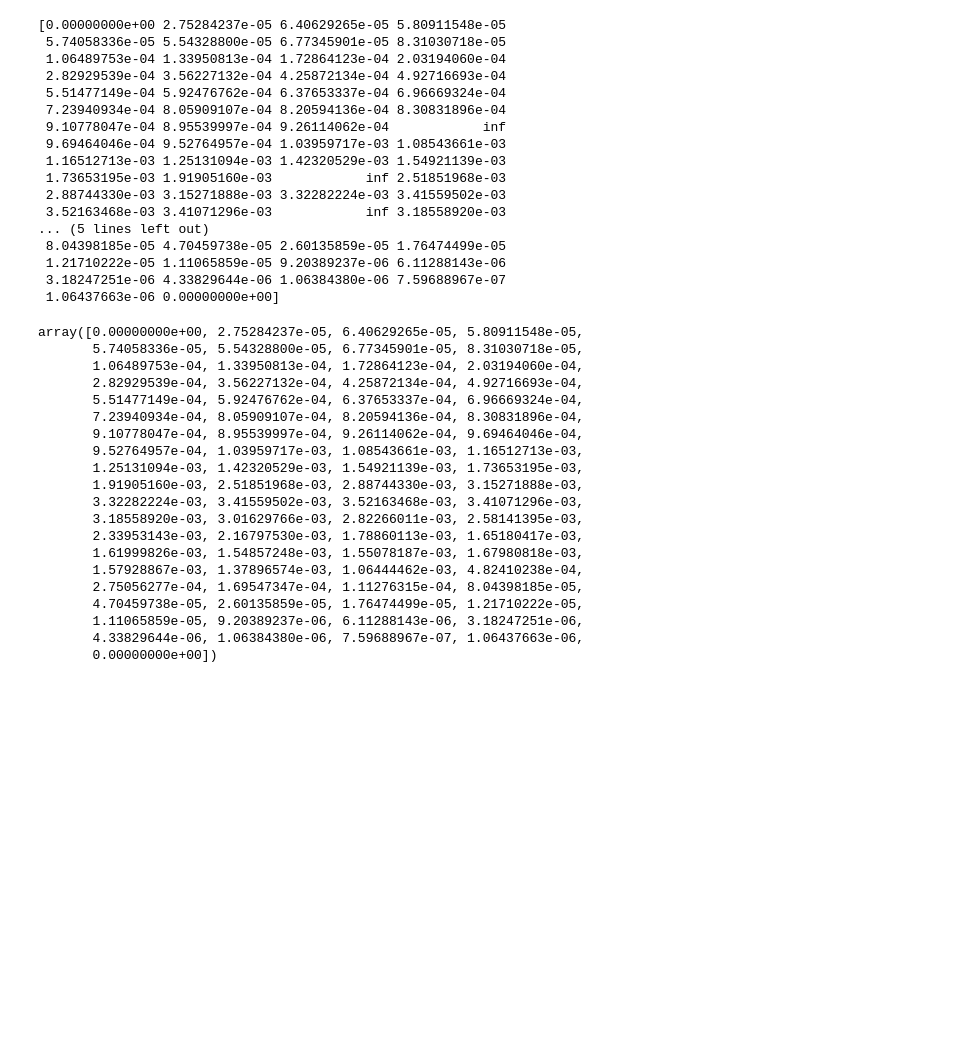
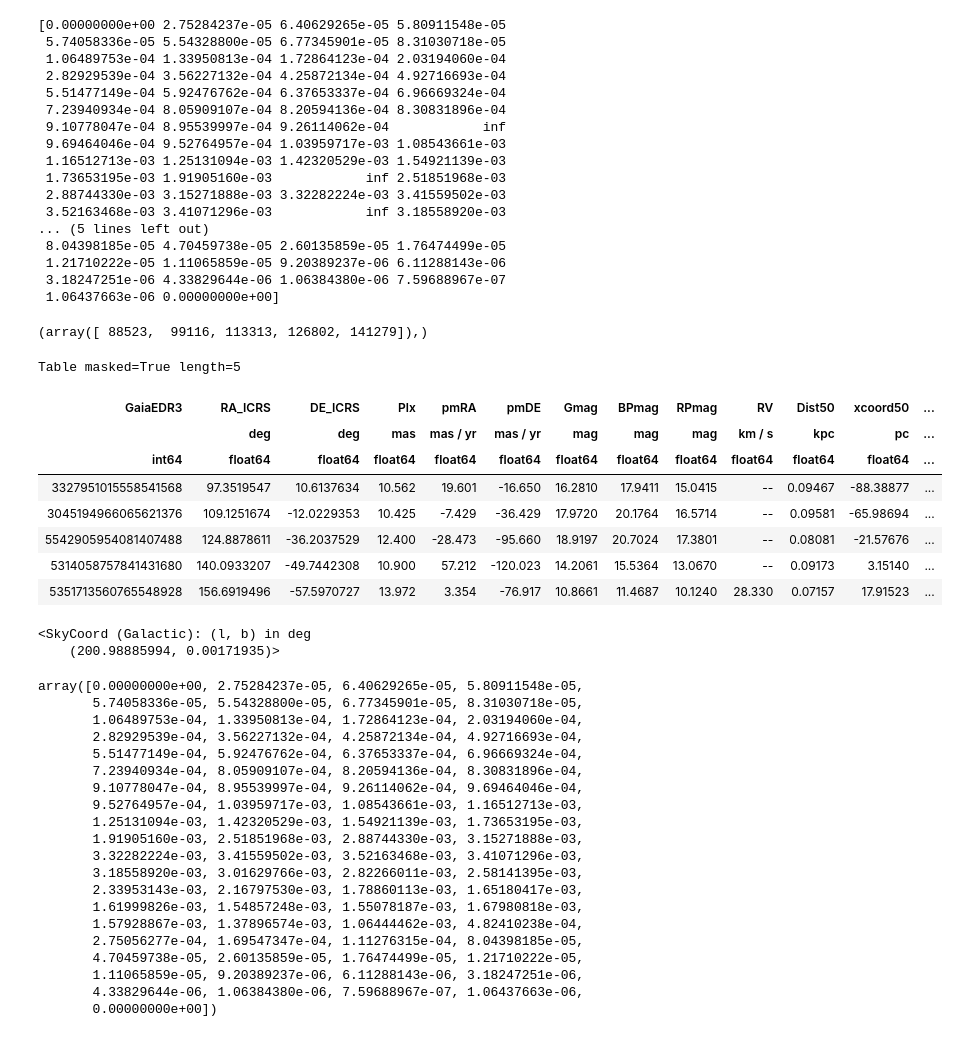
Before and after one commit to dhilligo/BDwarfLumFunction, a Jupyter notebook: GCNS Table Analysis.ipynb, the cells around one changed output. Cells and saved outputs as stored; diff of their text form; code cells hidden in the pictures; blank space fills up the shorter version.

```diff
--- a/GCNS Table Analysis.ipynb
+++ b/GCNS Table Analysis.ipynb
@@ -313,3 +320,29 @@ print(lf_spacedensity)
  1.21710222e-05 1.11065859e-05 9.20389237e-06 6.11288143e-06
  3.18247251e-06 4.33829644e-06 1.06384380e-06 7.59688967e-07
  1.06437663e-06 0.00000000e+00]
+# %%
+#Here we see that some values in the luminosity function are equal to infinity...Obviously something is off. So lets
+#look at where Vmax=0 as the luminosity function is defined as np.sum(1/Vmax)
+bin_data[n1]
+print(np.where(Vmax==0))
+# %% [output]
+(array([ 88523,  99116, 113313, 126802, 141279]),)
+# %%
+#So lets look at these specific data points within stellardata to see if we notice anything else unusual...
+stellardata[Vmax==0]
+# %% [output]
+Table masked=True length=5
+| GaiaEDR3 | RA_ICRS | DE_ICRS | Plx | pmRA | pmDE | Gmag | BPmag | RPmag | RV | Dist50 | xcoord50 | ... |
+|  | deg | deg | mas | mas / yr | mas / yr | mag | mag | mag | km / s | kpc | pc | ... |
+| int64 | float64 | float64 | float64 | float64 | float64 | float64 | float64 | float64 | float64 | float64 | float64 | ... |
+| 3327951015558541568 | 97.3519547 | 10.6137634 | 10.562 | 19.601 | -16.650 | 16.2810 | 17.9411 | 15.0415 | -- | 0.09467 | -88.38877 | ... |
+| 3045194966065621376 | 109.1251674 | -12.0229353 | 10.425 | -7.429 | -36.429 | 17.9720 | 20.1764 | 16.5714 | -- | 0.09581 | -65.98694 | ... |
+| 5542905954081407488 | 124.8878611 | -36.2037529 | 12.400 | -28.473 | -95.660 | 18.9197 | 20.7024 | 17.3801 | -- | 0.08081 | -21.57676 | ... |
+| 5314058757841431680 | 140.0933207 | -49.7442308 | 10.900 | 57.212 | -120.023 | 14.2061 | 15.5364 | 13.0670 | -- | 0.09173 | 3.15140 | ... |
+| 5351713560765548928 | 156.6919496 | -57.5970727 | 13.972 | 3.354 | -76.917 | 10.8661 | 11.4687 | 10.1240 | 28.330 | 0.07157 | 17.91523 | ... |
+# %%
+#print(gal_latitude[88523])
+cgal[88523]
+# %% [output]
+<SkyCoord (Galactic): (l, b) in deg
+    (200.98885994, 0.00171935)>
```
Also changed, not shown: parts of 18 cells of this notebook.
